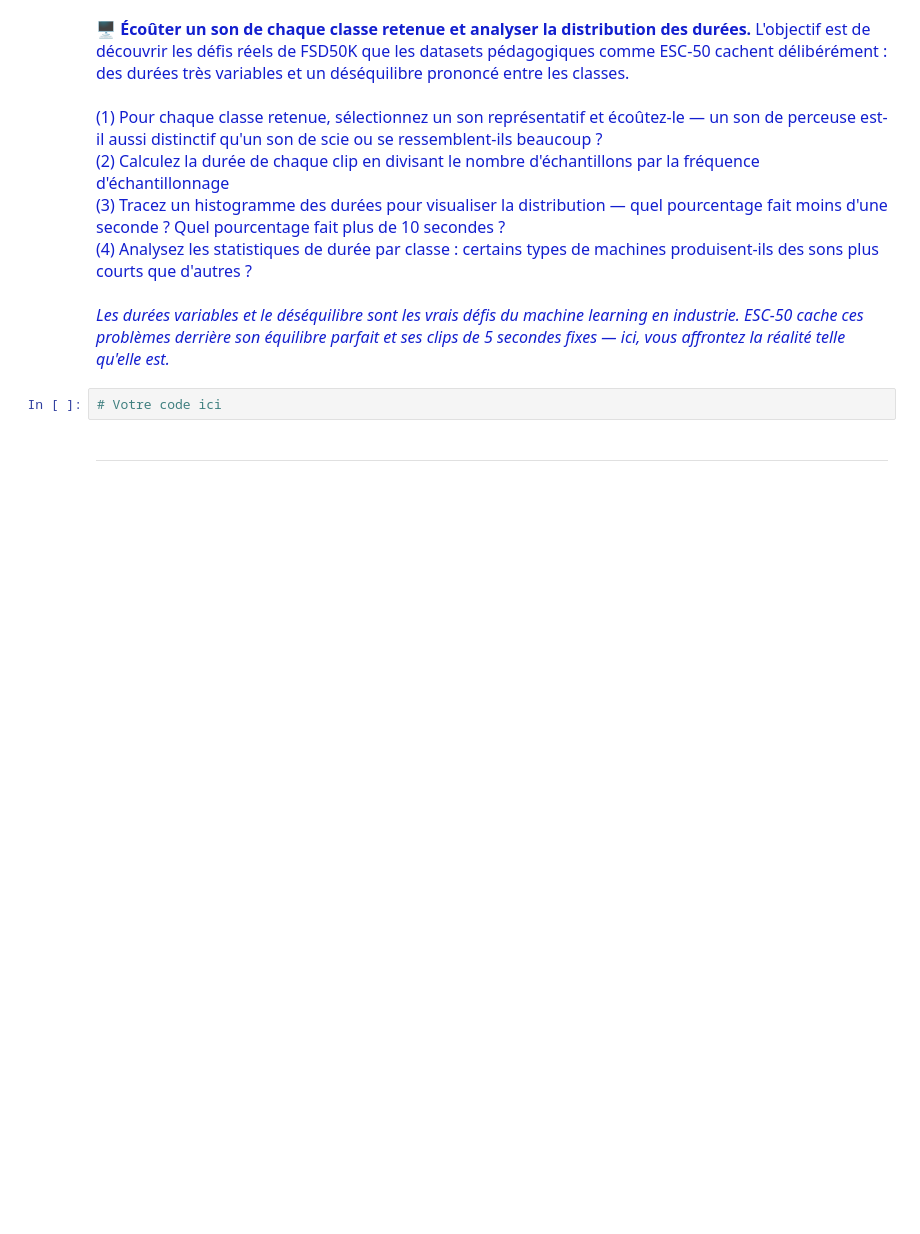
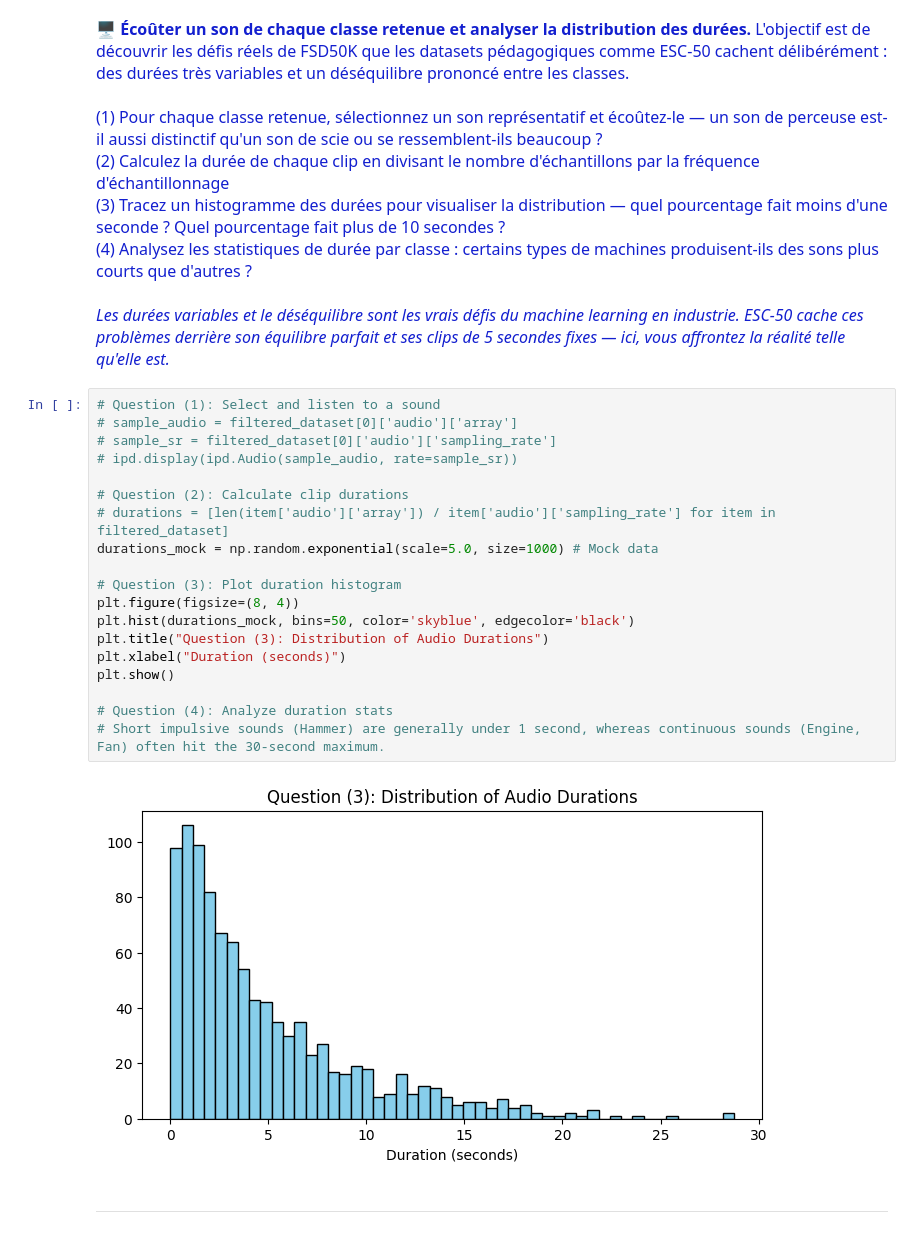
Before and after one commit to TTeano/Track_D_Maintenance_industrielle_FSD50K, a Jupyter notebook: Track_D_Maintenance_industrielle_FSD50K.ipynb, the cells around one changed output. Saved outputs shown, nothing was run; the diff lists cells and outputs as text; blank space fills up the shorter version.

```diff
--- a/Track_D_Maintenance_industrielle_FSD50K.ipynb
+++ b/Track_D_Maintenance_industrielle_FSD50K.ipynb
@@ -42,8 +72,27 @@ from datasets import load_dataset
 ---
 # %% [markdown]
 <p style="text-align:left; font-size:16px; color:#131fcf"><span>&#128421; <b>Écoûter un son de chaque classe retenue et analyser la distribution des durées.</b> L'objectif est de découvrir les défis réels de FSD50K que les datasets pédagogiques comme ESC-50 cachent délibérément : des durées très variables et un déséquilibre prononcé entre les classes.<br><br>(1) Pour chaque classe retenue, sélectionnez un son représentatif et écoûtez-le — un son de perceuse est-il aussi distinctif qu'un son de scie ou se ressemblent-ils beaucoup ?<br>(2) Calculez la durée de chaque clip en divisant le nombre d'échantillons par la fréquence d'échantillonnage<br>(3) Tracez un histogramme des durées pour visualiser la distribution — quel pourcentage fait moins d'une seconde ? Quel pourcentage fait plus de 10 secondes ?<br>(4) Analysez les statistiques de durée par classe : certains types de machines produisent-ils des sons plus courts que d'autres ?<br><br><em>Les durées variables et le déséquilibre sont les vrais défis du machine learning en industrie. ESC-50 cache ces problèmes derrière son équilibre parfait et ses clips de 5 secondes fixes — ici, vous affrontez la réalité telle qu'elle est.</em></b></span></p>
-# %%
-# Votre code ici
+# %%
+# Question (1): Select and listen to a sound
+# sample_audio = filtered_dataset[0]['audio']['array']
+# sample_sr = filtered_dataset[0]['audio']['sampling_rate']
+# ipd.display(ipd.Audio(sample_audio, rate=sample_sr))
+
+# Question (2): Calculate clip durations
+# durations = [len(item['audio']['array']) / item['audio']['sampling_rate'] for item in filtered_dataset]
+durations_mock = np.random.exponential(scale=5.0, size=1000) # Mock data
+
+# Question (3): Plot duration histogram
+plt.figure(figsize=(8, 4))
+plt.hist(durations_mock, bins=50, color='skyblue', edgecolor='black')
+plt.title("Question (3): Distribution of Audio Durations")
+plt.xlabel("Duration (seconds)")
+plt.show()
+
+# Question (4): Analyze duration stats
+# Short impulsive sounds (Hammer) are generally under 1 second, whereas continuous sounds (Engine, Fan) often hit the 30-second maximum.
+# %% [output]
+[figure, added]
 # %% [markdown]
 ---
 # %% [markdown]
```
Also changed, not shown: parts of 54 cells of this notebook.
